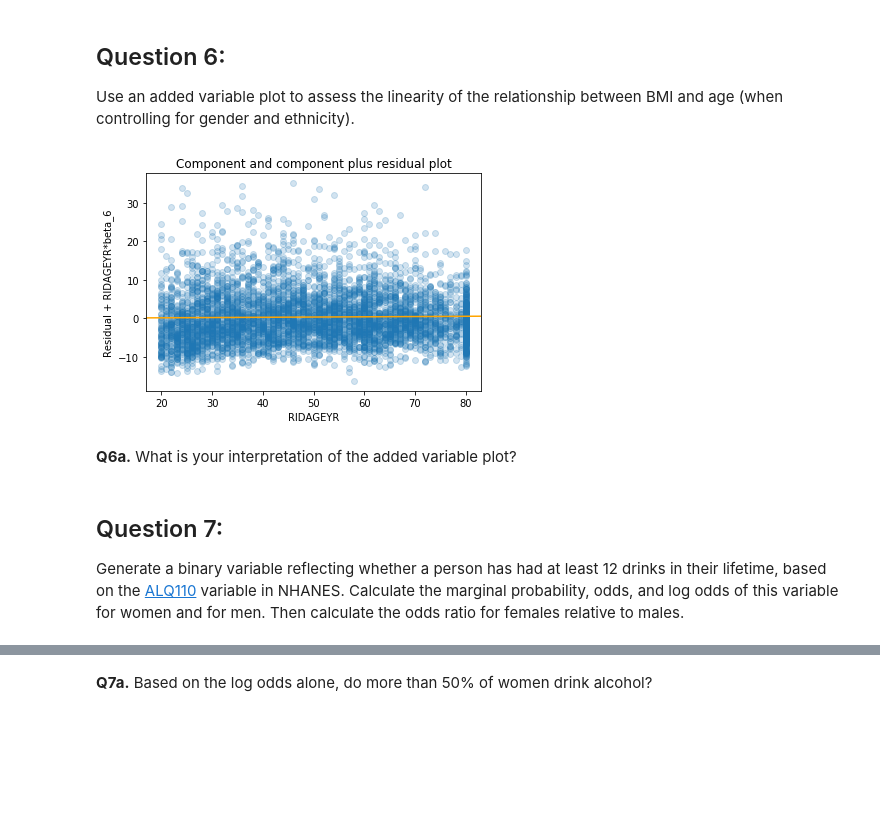
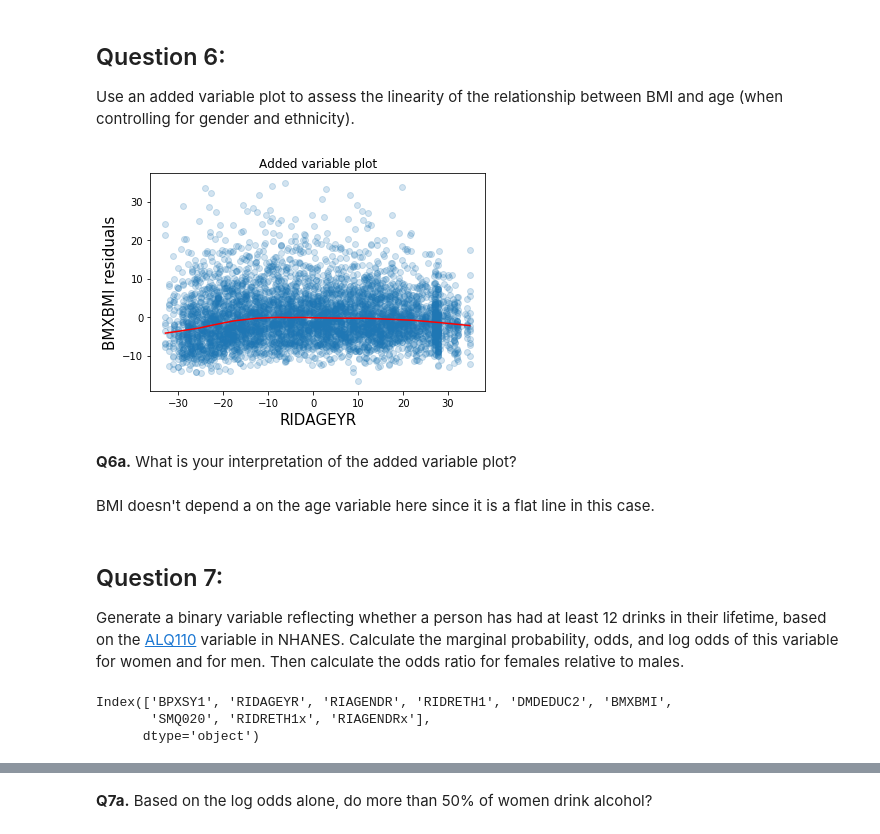
Before and after one commit to hemanthboinpally/Statistics-with-Python-UMich, a Jupyter notebook: 3-FittingStatistical Models/week2_3_nhanes_practice.ipynb, the cells around one changed output, grey strips where cells are left out. Cells and saved outputs as stored; diff of their text form; code cells hidden in the pictures; blank space fills up the shorter version.

Commit message:
Add logistic regression model and analysis

```diff
--- a/3-FittingStatistical Models/week2_3_nhanes_practice.ipynb
+++ b/3-FittingStatistical Models/week2_3_nhanes_practice.ipynb
@@ -342,19 +342,25 @@ _ = ax.set_ylabel("BMI")
 
 Use an added variable plot to assess the linearity of the relationship between BMI and age (when controlling for gender and ethnicity).
 # %%
-# enter your code here
+# This is not part of the main Statsmodels API, so needs to be imported separately
+from statsmodels.graphics.regressionplots import add_lowess
 
-# This is not part of the main Statsmodels API, so needs to be imported separately
-from statsmodels.graphics.regressionplots import plot_ccpr
+# This is an equivalent way to fit a linear regression model, it needs to be
+# done this way to be able to make the added variable plot
+model = sm.GLM.from_formula("BMXBMI ~ RIDAGEYR + RIAGENDRx + RIDRETH1x", data=da)
+result = model.fit()
+result.summary()
 
-ax = plt.axes()
-plot_ccpr(result, "RIDAGEYR", ax)
-ax.lines[0].set_alpha(0.2) # Reduce overplotting with transparency
-_ = ax.lines[1].set_color('orange')
+fig = result.plot_added_variable("RIDAGEYR")
+ax = fig.get_axes()[0]
+ax.lines[0].set_alpha(0.2)
+_ = add_lowess(ax)
 # %% [output]
-[figure, old version]
+[figure, new version]
 # %% [markdown]
 __Q6a.__ What is your interpretation of the added variable plot?
+# %% [markdown]
+BMI doesn't depend a on the age variable here since it is a flat line in this case.
 # %% [markdown]
 ## Question 7:
 
@@ -363,0 +368,6 @@ Generate a binary variable reflecting whether a person has had at least 12 drink
+# %%
+da.columns
+# %% [output]
+Index(['BPXSY1', 'RIDAGEYR', 'RIAGENDR', 'RIDRETH1', 'DMDEDUC2', 'BMXBMI',
+       'SMQ020', 'RIDRETH1x', 'RIAGENDRx'],
+      dtype='object')
```
Also changed, not shown: parts of 44 cells of this notebook.
